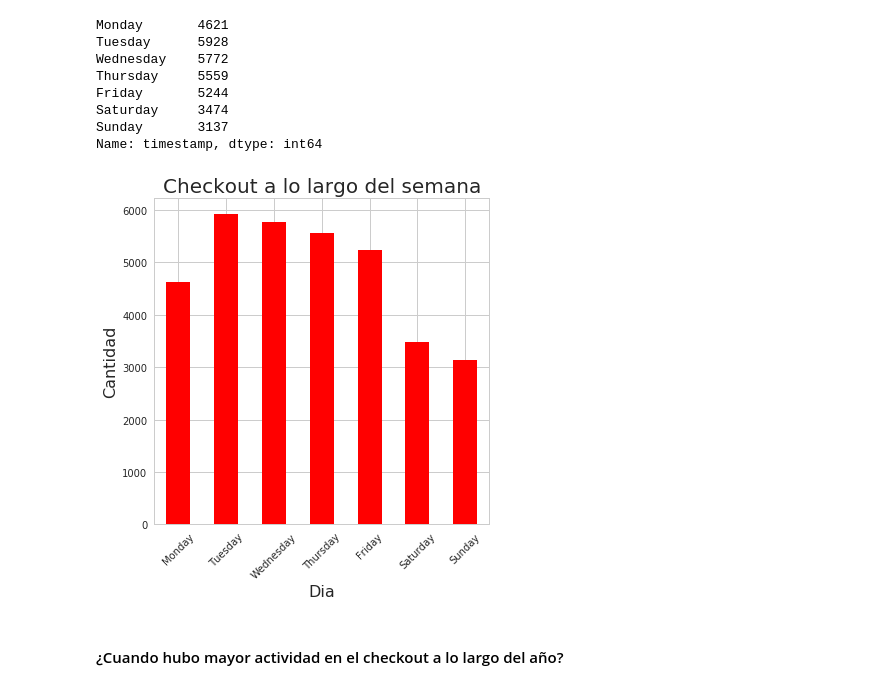
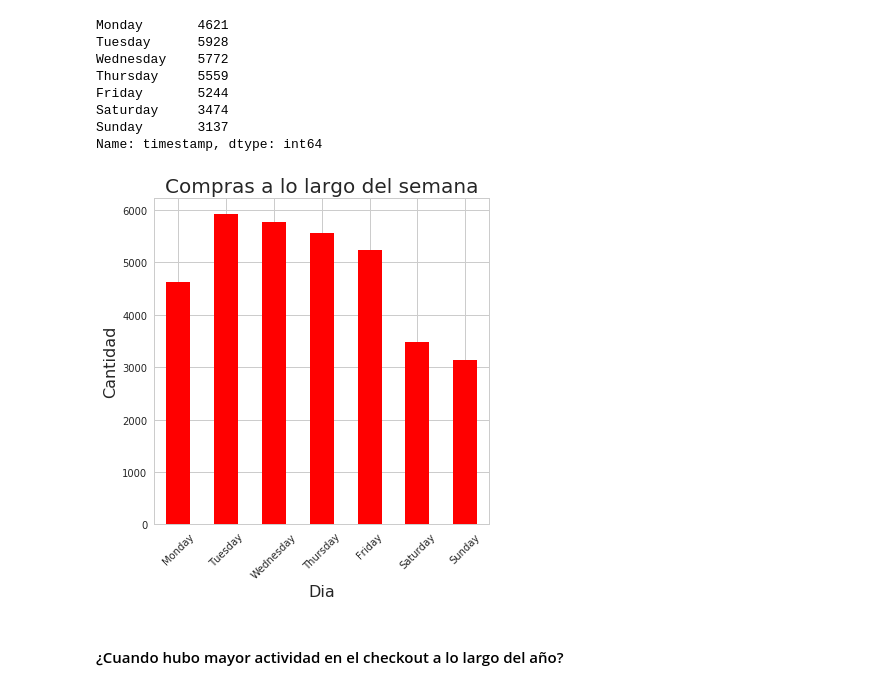
Before and after one commit to jowisaidman/tp1_analisis_exploratorio, a Jupyter notebook: Notebooks/Camila/Resumen/checkout_analisis.ipynb, the cells around one changed output. Cells and saved outputs as stored; diff of their text form; code cells hidden in the pictures.

```diff
--- a/Notebooks/Camila/Resumen/checkout_analisis.ipynb
+++ b/Notebooks/Camila/Resumen/checkout_analisis.ipynb
@@ -128,13 +142,14 @@ Saturday     3474
 Sunday       3137
 Name: timestamp, dtype: int64
 # %%
+#este grafico deberia empezar de 1?
 g = plt.subplots(figsize = (6,6))
 g = dias.plot(kind = 'bar',color='red')
-g.set_title('Checkout a lo largo del semana',fontsize = 20)
+g.set_title('Compras a lo largo del semana',fontsize = 20)
 g.set_xlabel('Dia',fontsize = 16)
 g.set_ylabel('Cantidad',fontsize = 16)
 g.set_xticklabels(g.get_xticklabels(), rotation = 45, fontsize = 10);
 # %% [output]
-[figure, old version]
+[figure, new version]
 # %% [markdown]
 #### ¿Cuando hubo mayor actividad en el checkout a lo largo del año?
```
Also changed, not shown: parts of 19 cells of this notebook, 1 other file.
